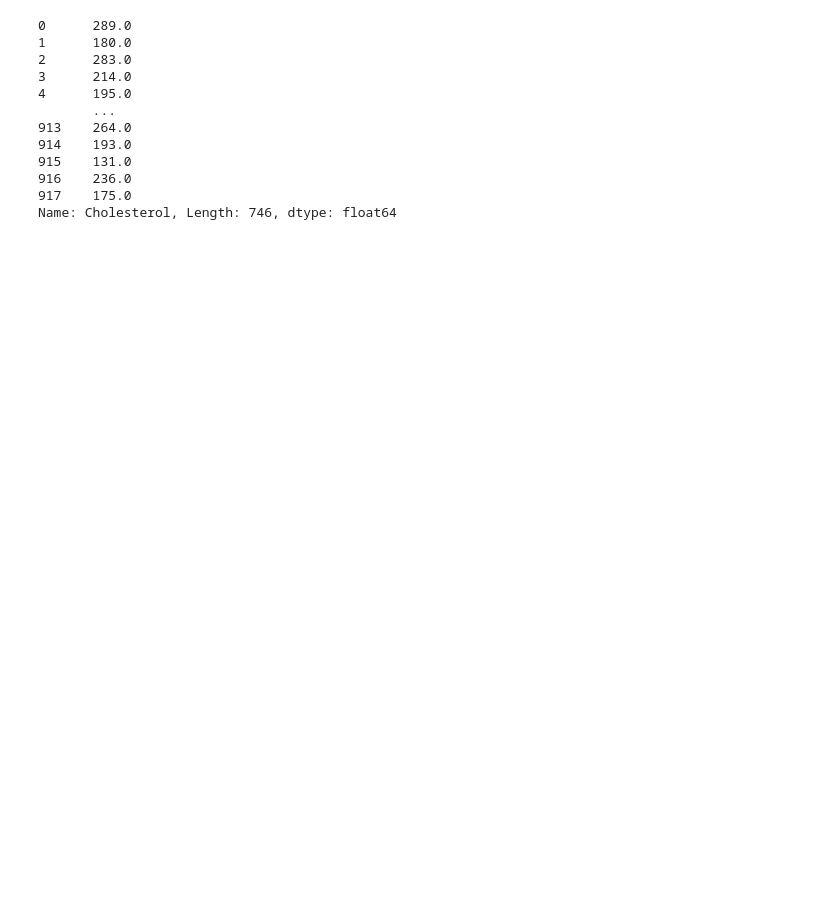
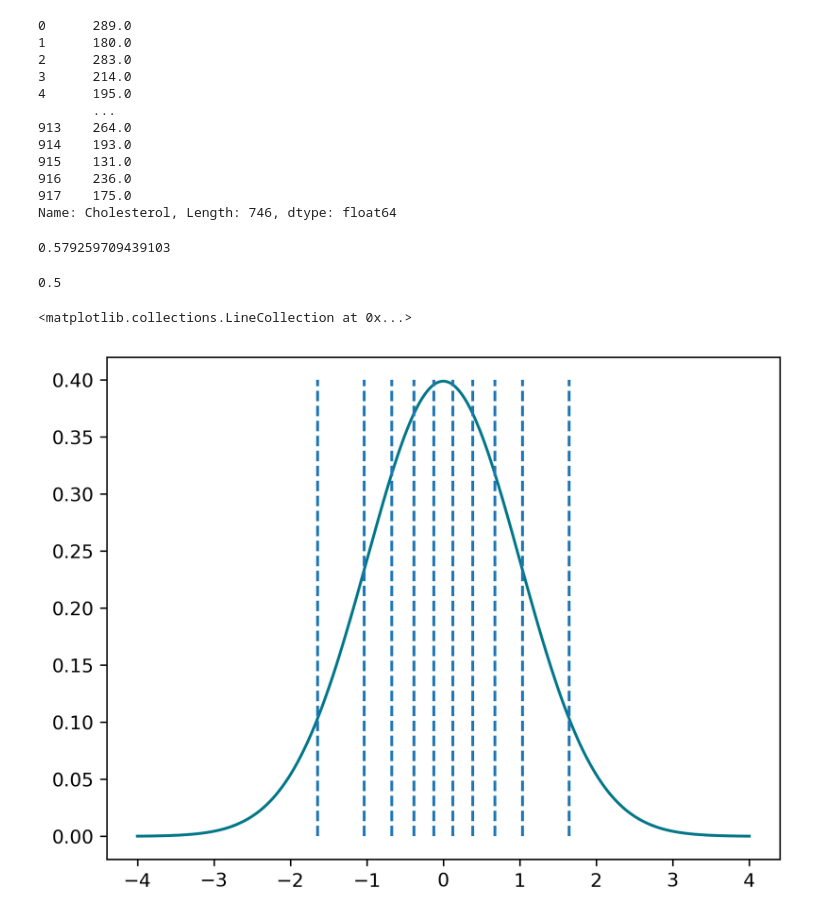
Before and after one commit to AlanYWu/Prediction-of-Heart-Failure-Using-Naive-Bayes-Classifiers, a Jupyter notebook: Quantile/quantile.ipynb, the cells around one changed output. Cells and saved outputs as stored; diff of their text form; code cells hidden in the pictures; blank space fills up the shorter version.

```diff
--- a/Quantile/quantile.ipynb
+++ b/Quantile/quantile.ipynb
@@ -255,3 +191,12 @@ a
 916    236.0
 917    175.0
 Name: Cholesterol, Length: 746, dtype: float64
+# %%
+
+norm.ppf(0.1,loc=0,scale=1)
+# %% [output]
+0.579259709439103
+# %%
+norm.cdf(0,loc=0,scale=1)
+# %% [output]
+0.5
@@ -257,0 +205,19 @@ Name: Cholesterol, Length: 746, dtype: float64
+# %%
+fig=plt.figure(dpi=300)
+x = np.linspace(-4,4,num=1000)
+y = norm.pdf(x,loc=0,scale=1)
+plt.plot(x,y,c="#007789")
+lista = []
+def theoretical_quantile_new(a):
+    quantile = []
+    for i in range(a):
+        q = (i+0.5)/a
+        q = norm.ppf(q,loc=0,scale=1)
+        quantile.append(q)
+    quantile = pd.Series(quantile)
+    return quantile
+lista = theoretical_quantile_new(10)
+plt.vlines(lista,0,0.4,linestyles ="dashed")
+# %% [output]
+<matplotlib.collections.LineCollection at 0x...>
+[figure, added]
```
Also changed, not shown: parts of 9 cells of this notebook, 2 other files.
